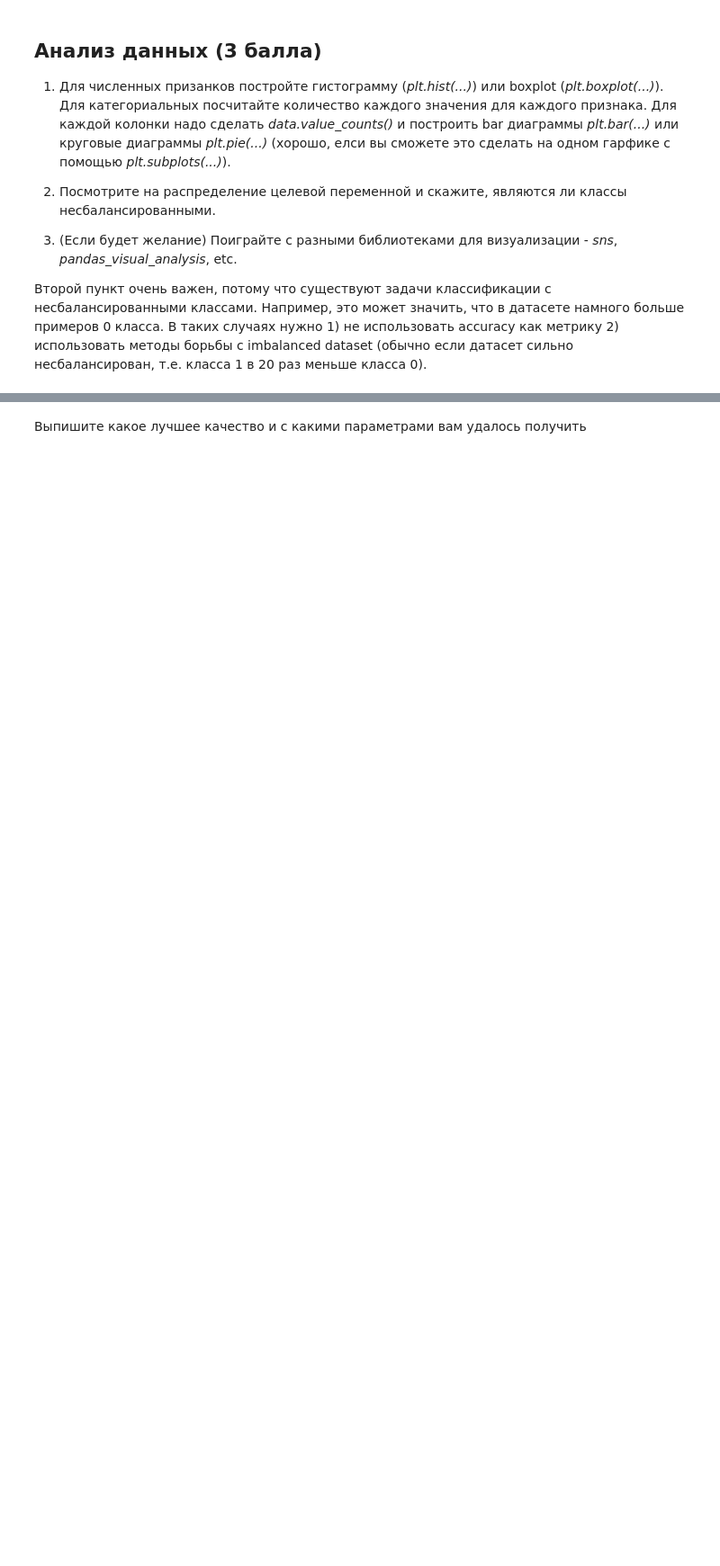
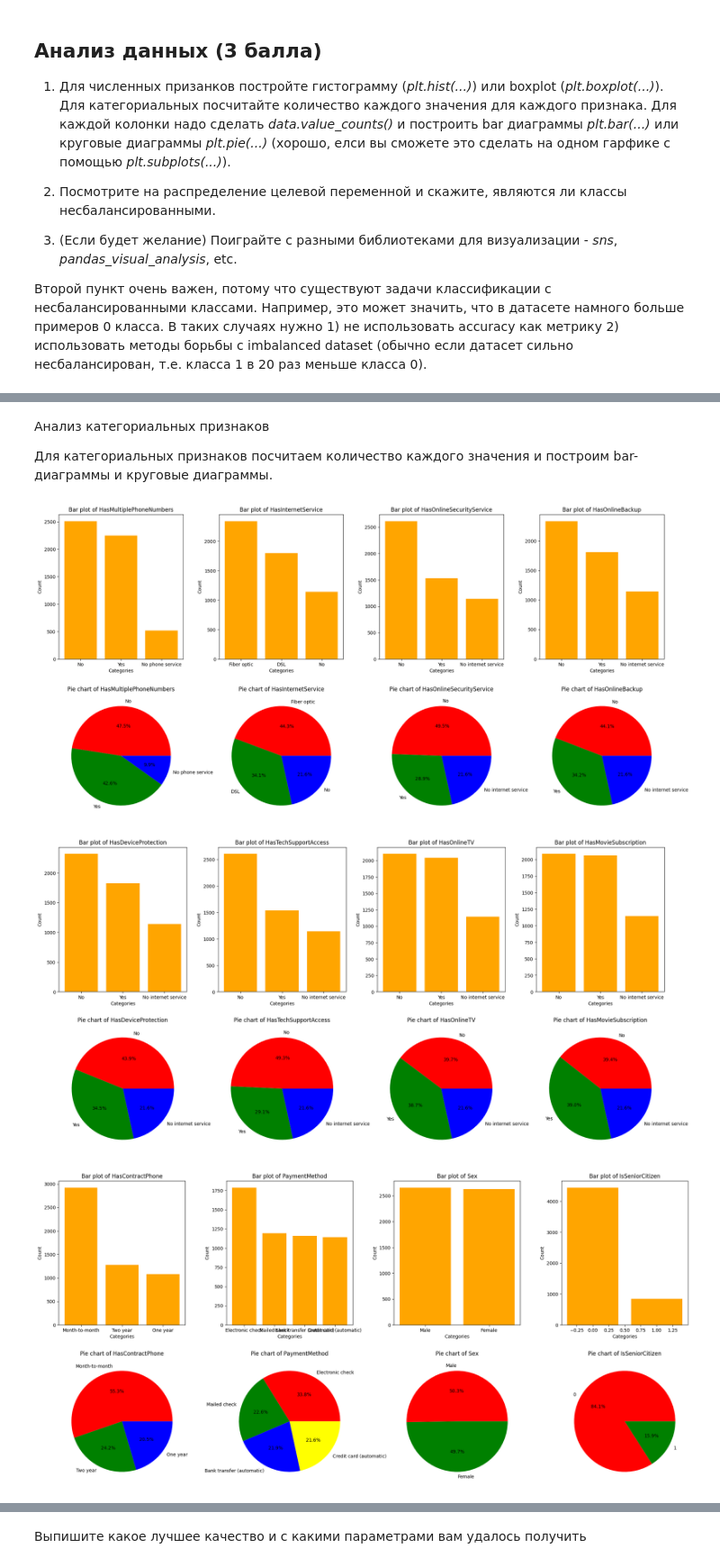
Before and after one commit to RedkinDenis/DeepLearning, a Jupyter notebook: week_03_composition_model_selection/Homework/hw_3_kaggle.ipynb, the cells around one changed output, grey strips where cells are left out. Shown at 90% size. Saved outputs shown, nothing was run; the diff lists cells and outputs as text; code cells hidden in the pictures; blank space fills up the shorter version.

```diff
--- a/week_03_composition_model_selection/Homework/hw_3_kaggle.ipynb
+++ b/week_03_composition_model_selection/Homework/hw_3_kaggle.ipynb
@@ -144,0 +197,3 @@ target_col = 'Churn'
+# %%
+cat_data = data.copy()
+cat_data_test = data_test.copy()
@@ -160,0 +318,51 @@ target_col = 'Churn'
+# %% [markdown]
+Анализ категориальных признаков
+
+Для категориальных признаков посчитаем количество каждого значения и построим bar-диаграммы и круговые диаграммы.
+# %%
+# следует запускать до кодировки категориальных признаков
+
+import math
+
+# Количество признаков на одном графике
+features_per_plot = 4
+
+cat_features = cat_cols + bin_cols
+
+# Количество графиков
+num_plots = math.ceil(len(cat_features) / features_per_plot)
+
+for plot_num in range(num_plots):
+    # Выбираем подмножество признаков
+    start_idx = plot_num * features_per_plot
+    end_idx = start_idx + features_per_plot
+    subset_columns = cat_features[start_idx:end_idx]
+
+    # Создаем фигуру и оси
+    fig, axes = plt.subplots(2, len(subset_columns), figsize=(5 * len(subset_columns), 10))
+
+    # Если только один признак, axes будет одномерным, исправляем это
+    if len(subset_columns) == 1:
+        axes = axes.reshape(-1, 1)
+
+    # Перебираем категориальные признаки
+    for i, col in enumerate(subset_columns):
+        counts = cat_data[col].value_counts()
+
+        # Bar-диаграмма
+        axes[0, i].bar(counts.index, counts.values, color='orange')
+        axes[0, i].set_title(f'Bar plot of {col}')
+        axes[0, i].set_xlabel('Categories')
+        axes[0, i].set_ylabel('Count')
+
+        # Круговая диаграмма
+        axes[1, i].pie(counts.values, labels=counts.index, autopct='%1.1f%%', colors=['red', 'green', 'blue', 'yellow', 'purple'])
+        axes[1, i].set_title(f'Pie chart of {col}')
+
+    # Настраиваем layout и отображаем графики
+    plt.tight_layout()
+    plt.show()
+# %% [output]
+[figure, added]
+[figure, added]
+[figure, added]
```
Also changed, not shown: parts of 40 cells of this notebook, 8 other files.
